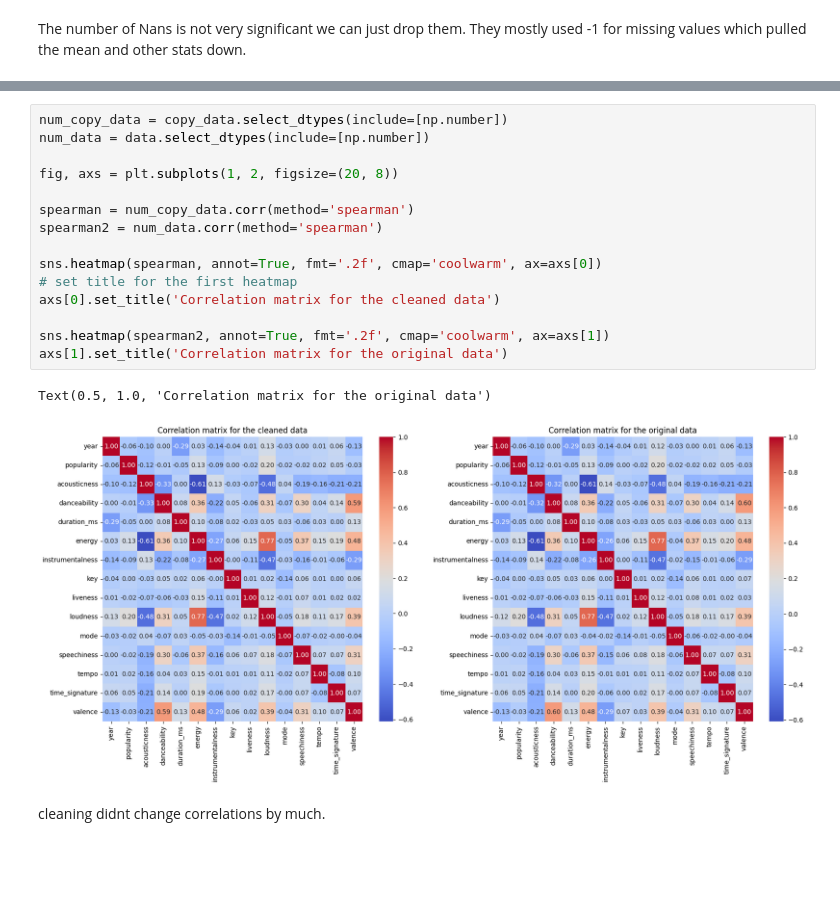
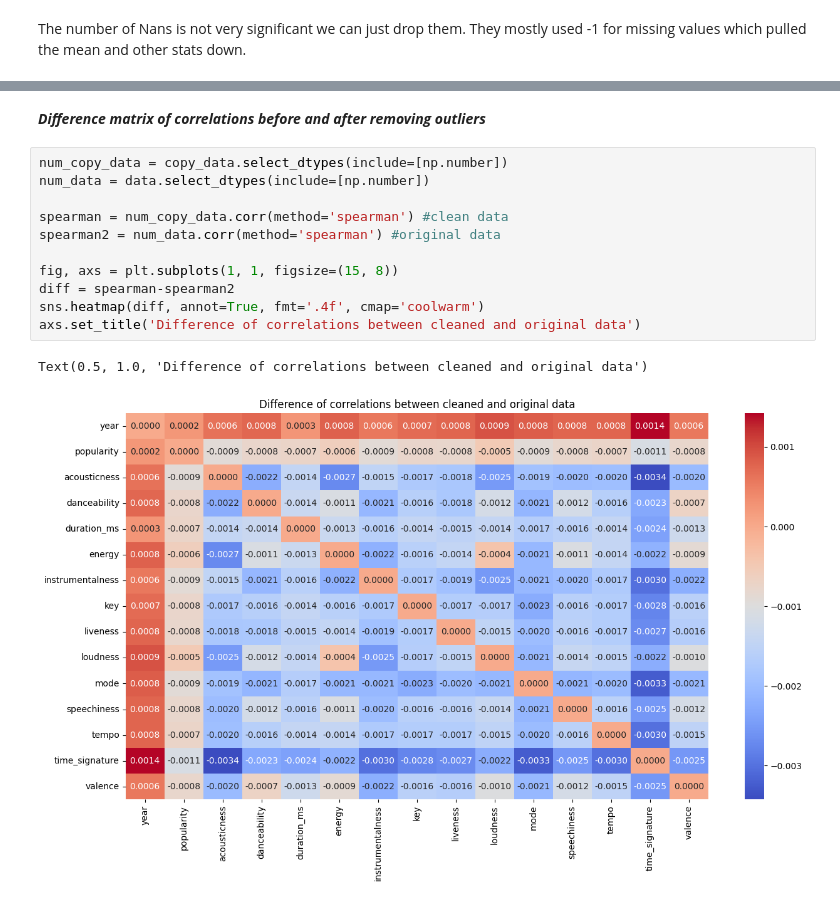
Before and after one commit to Sammuel21/pridav-music-project, a Jupyter notebook: Development/kenderes2/na.ipynb, the cells around one changed output, grey strips where cells are left out. Cells and saved outputs as stored; diff of their text form; blank space fills up the shorter version.

Commit message:
Difference of correlations for clean and original data in na

```diff
--- a/Development/kenderes2/na.ipynb
+++ b/Development/kenderes2/na.ipynb
@@ -98,20 +85,16 @@ sns.heatmap(spearman, annot=True, fmt='.2f', cmap='coolwarm', ax=axs[1])
+# %% [markdown]
+***Difference matrix of correlations before and after removing outliers***
 # %%
 num_copy_data = copy_data.select_dtypes(include=[np.number])
 num_data = data.select_dtypes(include=[np.number])
 
-fig, axs = plt.subplots(1, 2, figsize=(20, 8))
+spearman = num_copy_data.corr(method='spearman') #clean data
+spearman2 = num_data.corr(method='spearman') #original data
 
-spearman = num_copy_data.corr(method='spearman')
-spearman2 = num_data.corr(method='spearman')
-
-sns.heatmap(spearman, annot=True, fmt='.2f', cmap='coolwarm', ax=axs[0])
-# set title for the first heatmap
-axs[0].set_title('Correlation matrix for the cleaned data')
-
-sns.heatmap(spearman2, annot=True, fmt='.2f', cmap='coolwarm', ax=axs[1])
-axs[1].set_title('Correlation matrix for the original data')
+fig, axs = plt.subplots(1, 1, figsize=(15, 8))
+diff = spearman-spearman2
+sns.heatmap(diff, annot=True, fmt='.4f', cmap='coolwarm')
+axs.set_title('Difference of correlations between cleaned and original data')
 # %% [output]
-Text(0.5, 1.0, 'Correlation matrix for the original data')
+Text(0.5, 1.0, 'Difference of correlations between cleaned and original data')
-[figure, old version]
+[figure, new version]
-# %% [markdown]
-cleaning didnt change correlations by much.
```
Also changed, not shown: parts of 1 cell of this notebook.
